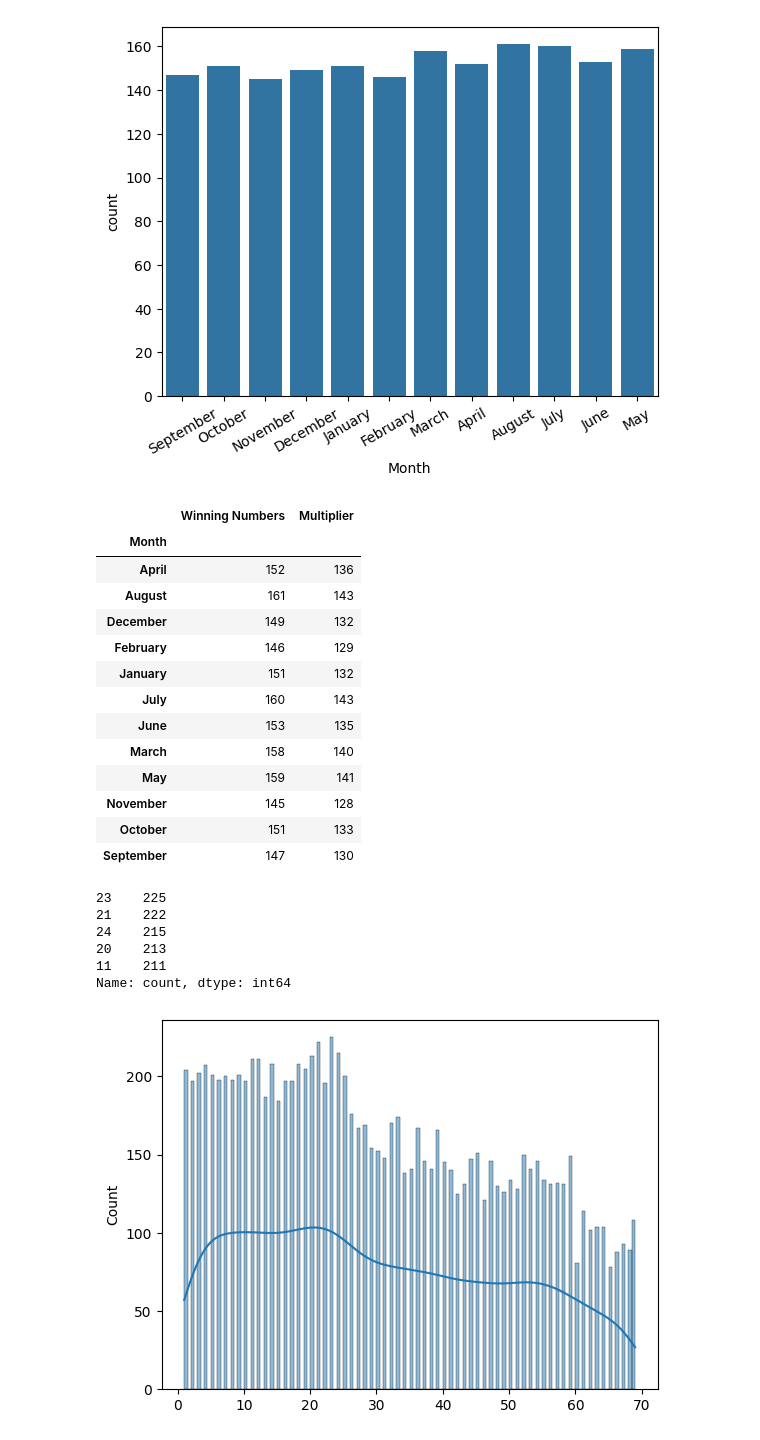
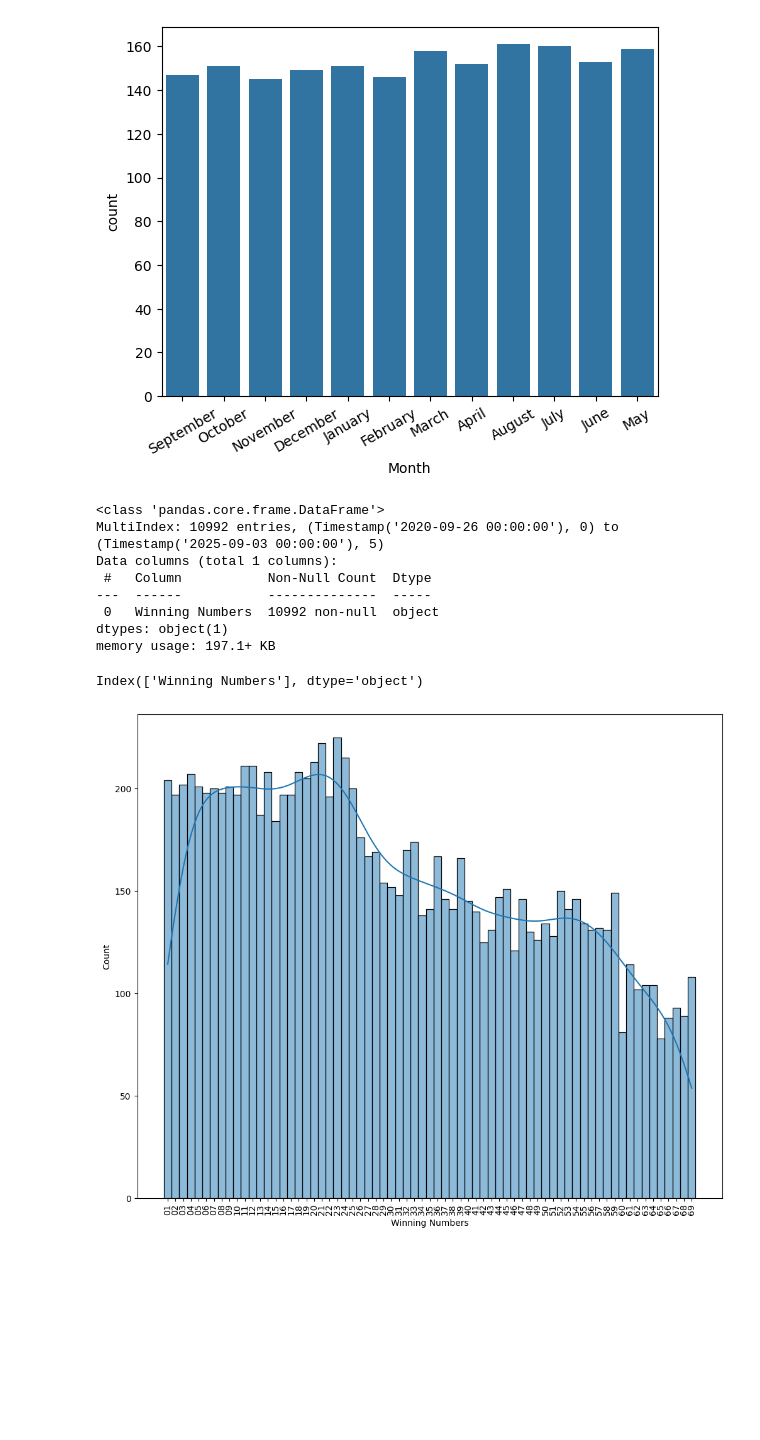
Before and after one commit to Szafranerio/Data_InDepth, a Jupyter notebook: Seaborn/Lottery_Dataset.ipynb, the cells around one changed output. Cells and saved outputs as stored; diff of their text form; code cells hidden in the pictures; blank space fills up the shorter version.

```diff
--- a/Seaborn/Lottery_Dataset.ipynb
+++ b/Seaborn/Lottery_Dataset.ipynb
@@ -97,36 +97,27 @@ plt.xticks(rotation = 30)
 plt.show()
 # %% [output]
 [figure]
-# %%
-data_month = data.groupby(['Month']).count()
-data_month
-# %% [output]
-|  | Winning Numbers | Multiplier |
-| Month |  |  |
-| April | 152 | 136 |
-| August | 161 | 143 |
-| December | 149 | 132 |
-| February | 146 | 129 |
-| January | 151 | 132 |
-| July | 160 | 143 |
-| June | 153 | 135 |
-| March | 158 | 140 |
-| May | 159 | 141 |
-| November | 145 | 128 |
-| October | 151 | 133 |
-| September | 147 | 130 |
 # %%
-numbers = data['Winning Numbers'].str.split(' ', expand=True).stack().astype(int)
-numbers.value_counts().head()
+numbers = pd.DataFrame()
+numbers['Winning Numbers'] = data['Winning Numbers'].str.split(' ', expand=True).stack()
+numbers.info()
 # %% [output]
-23    225
-21    222
-24    215
-20    213
-11    211
-Name: count, dtype: int64
+<class 'pandas.core.frame.DataFrame'>
+MultiIndex: 10992 entries, (Timestamp('2020-09-26 00:00:00'), 0) to (Timestamp('2025-09-03 00:00:00'), 5)
+Data columns (total 1 columns):
+ #   Column           Non-Null Count  Dtype
+---  ------           --------------  -----
+ 0   Winning Numbers  10992 non-null  object
+dtypes: object(1)
+memory usage: 197.1+ KB
-# %%
-sns.histplot(numbers, binwidth=0.5, kde = True)
-plt.show()
-# %% [output]
-[figure, removed]
+# %%
+numbers.columns
+# %% [output]
+Index(['Winning Numbers'], dtype='object')
+# %%
+plt.figure(figsize=(12,10))
+sns.histplot(numbers['Winning Numbers'].sort_values(), kde=True)
+plt.xticks(rotation = 90)
+plt.show()
+# %% [output]
+[figure, added]
```
Also changed, not shown: parts of 7 cells of this notebook.
